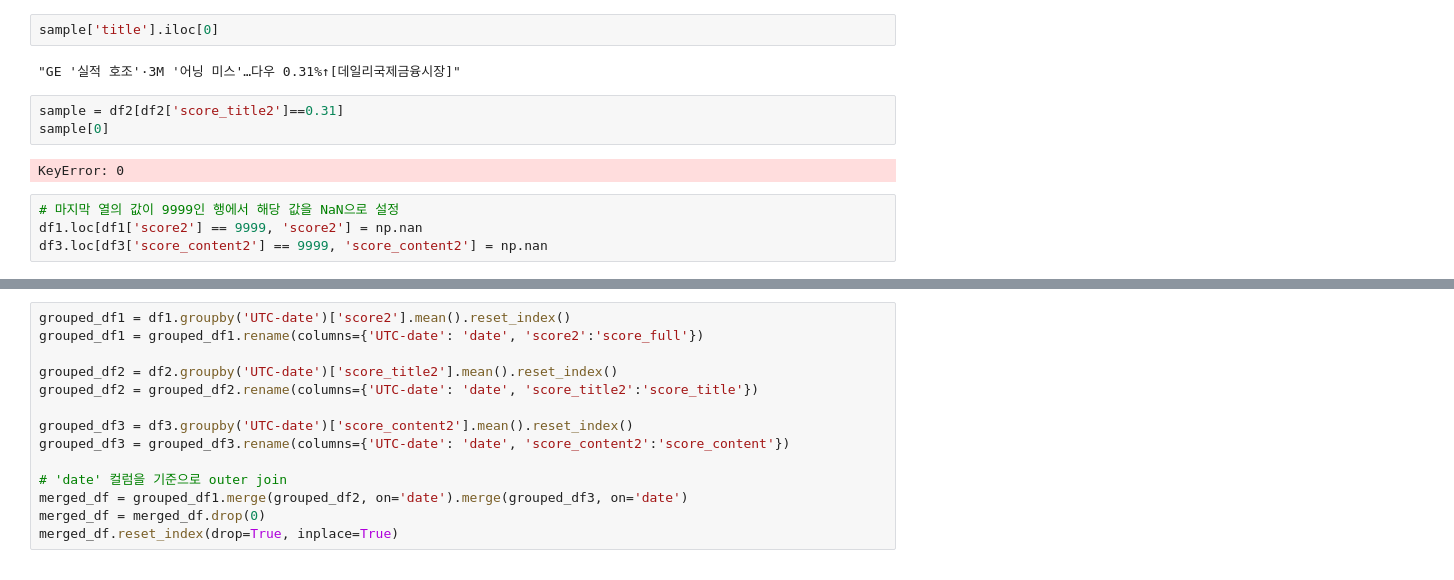
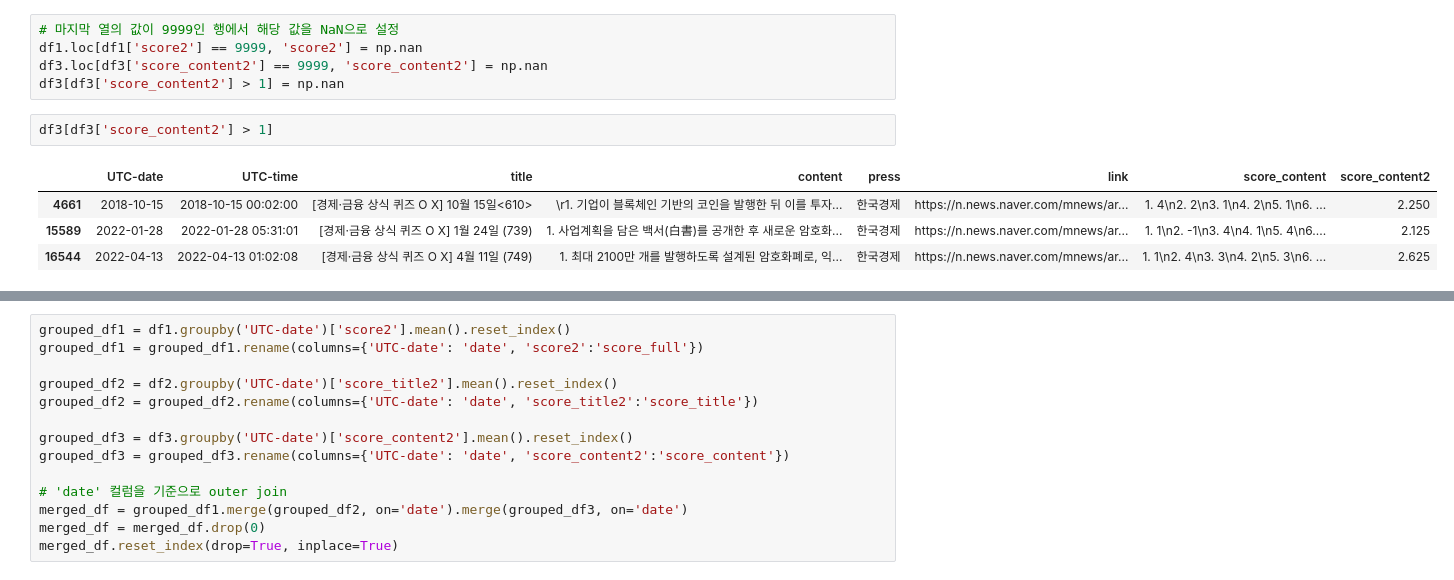
Before and after one commit to boyu571/LLM_based_investment_research, a Jupyter notebook: date_1018_2.ipynb, the cells around one changed output, grey strips where cells are left out. Saved outputs shown, nothing was run; the diff lists cells and outputs as text.

```diff
--- a/date_1018_2.ipynb
+++ b/date_1018_2.ipynb
@@ -36,13 +21,12 @@ df2
-# %%
-sample['title'].iloc[0]
-# %% [output]
-"GE '실적 호조'·3M '어닝 미스'…다우 0.31%↑[데일리국제금융시장]"
-# %%
-sample = df2[df2['score_title2']==0.31]
-sample[0]
-# %% [output]
-KeyError: 0
 # %%
 # 마지막 열의 값이 9999인 행에서 해당 값을 NaN으로 설정
 df1.loc[df1['score2'] == 9999, 'score2'] = np.nan
 df3.loc[df3['score_content2'] == 9999, 'score_content2'] = np.nan
+df3[df3['score_content2'] > 1] = np.nan
+# %%
+df3[df3['score_content2'] > 1]
+# %% [output]
+|  | UTC-date | UTC-time | title | content | press | link | score_content | score_content2 |
+| 4661 | 2018-10-15 | 2018-10-15 00:02:00 | [경제·금융 상식 퀴즈 O X] 10월 15일<610> | \r1. 기업이 블록체인 기반의 코인을 발행한 뒤 이를 투자... | 한국경제 | https://n.news.naver.com/mnews/ar... | 1. 4\n2. 2\n3. 1\n4. 2\n5. 1\n6. ... | 2.250 |
+| 15589 | 2022-01-28 | 2022-01-28 05:31:01 | [경제·금융 상식 퀴즈 O X] 1월 24일 (739) | 1. 사업계획을 담은 백서(白書)를 공개한 후 새로운 암호화... | 한국경제 | https://n.news.naver.com/mnews/ar... | 1. 1\n2. -1\n3. 4\n4. 1\n5. 4\n6.... | 2.125 |
+| 16544 | 2022-04-13 | 2022-04-13 01:02:08 | [경제·금융 상식 퀴즈 O X] 4월 11일 (749) | 1. 최대 2100만 개를 발행하도록 설계된 암호화폐로, 익... | 한국경제 | https://n.news.naver.com/mnews/ar... | 1. 1\n2. 4\n3. 3\n4. 2\n5. 3\n6. ... | 2.625 |
```
Also changed, not shown: parts of 8 cells of this notebook, 1 other file.
